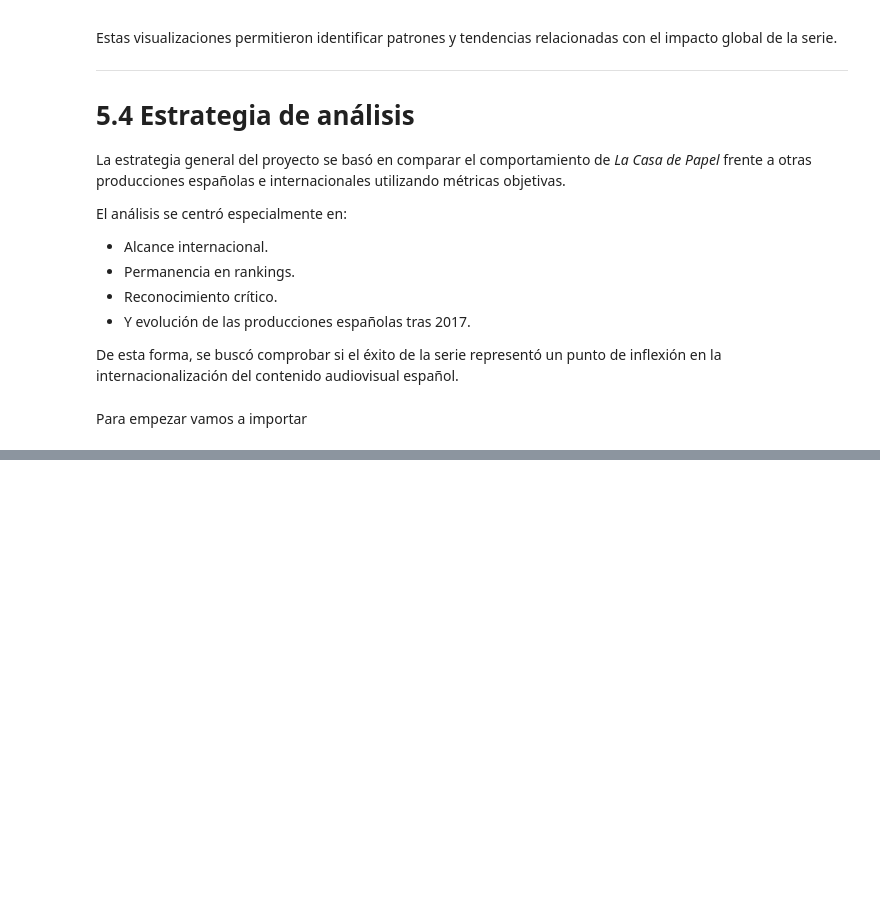
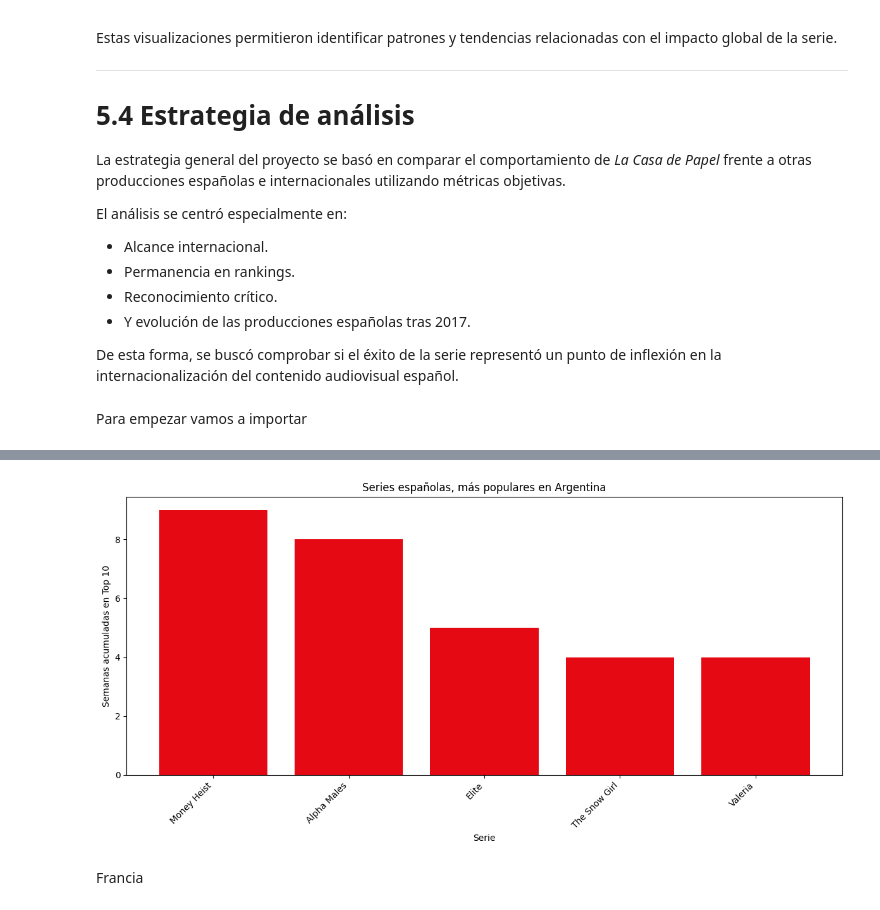
Before and after one commit to alejandro21rg/Eda_la_casa_de_papel, a Jupyter notebook: memoria.ipynb, the cells around one changed output, grey strips where cells are left out. Drawn from its saved outputs; the diff is of its cells as text; code cells hidden in the pictures; blank space fills up the shorter version.

```diff
--- a/memoria.ipynb
+++ b/memoria.ipynb
@@ -304,0 +448,4 @@ Para empezar vamos a importar
+# %%
+series_argentina_ord = series_argentina.sort_values(by="cumulative_weeks_in_top_10", ascending=False)
+
+series_argentina_ord.head(10)
@@ -304,0 +519,25 @@ Para empezar vamos a importar
+# %%
+top20 = series_argentina_ord.head(20)
+
+plt.figure(figsize=(12,6))
+
+plt.style.use("default")
+
+plt.bar(
+    top20["show_title"],
+    top20["cumulative_weeks_in_top_10"],
+    color="#E50914"
+)
+
+plt.xticks(rotation=45, ha="right")
+
+plt.xlabel("Serie")
+plt.ylabel("Semanas acumuladas en Top 10")
+plt.title("Series españolas, más populares en Argentina")
+
+plt.tight_layout()
+plt.show()
+# %% [output]
+[figure, added]
+# %% [markdown]
+Francia
```
Also changed, not shown: parts of 38 cells of this notebook, 4 other files.
